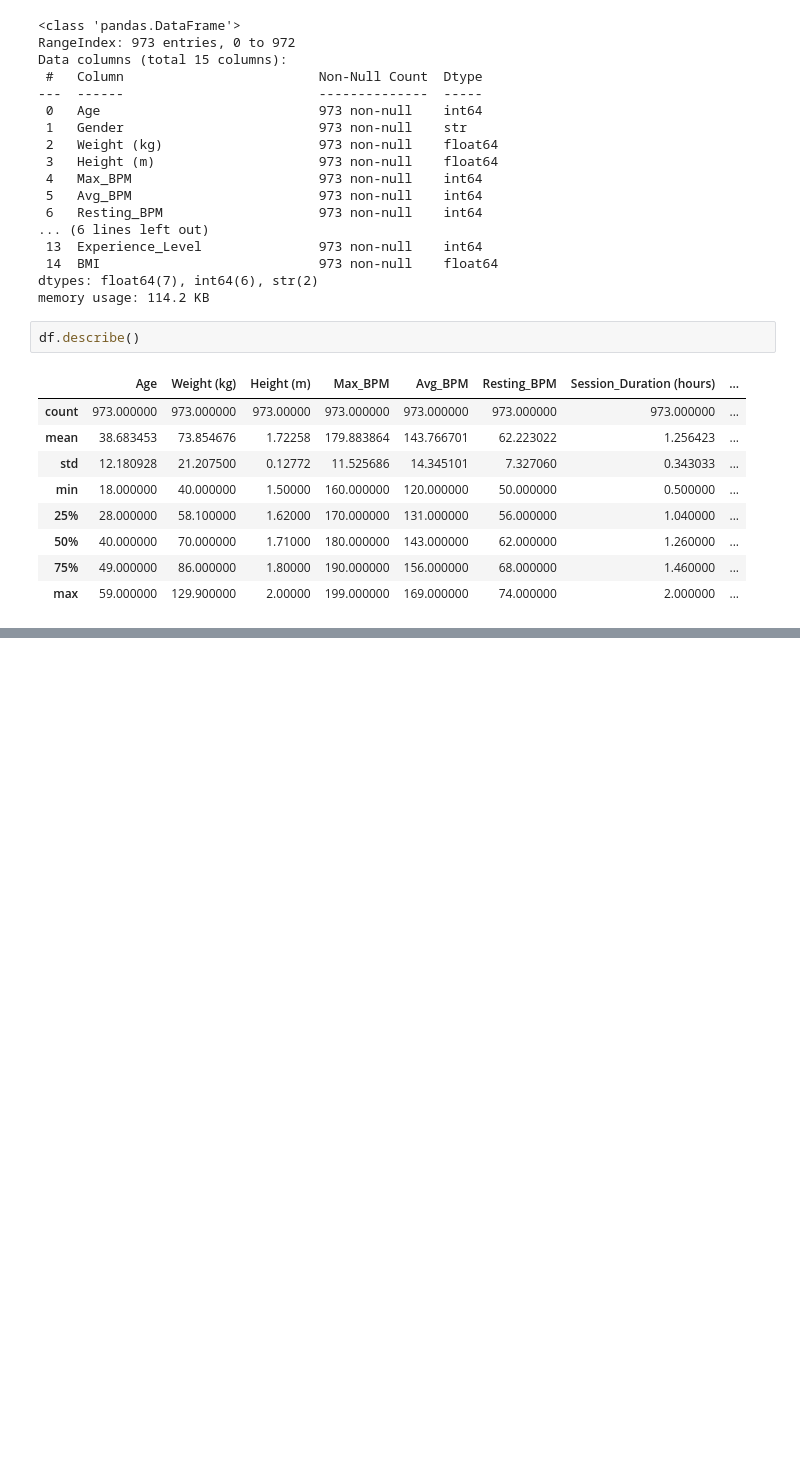
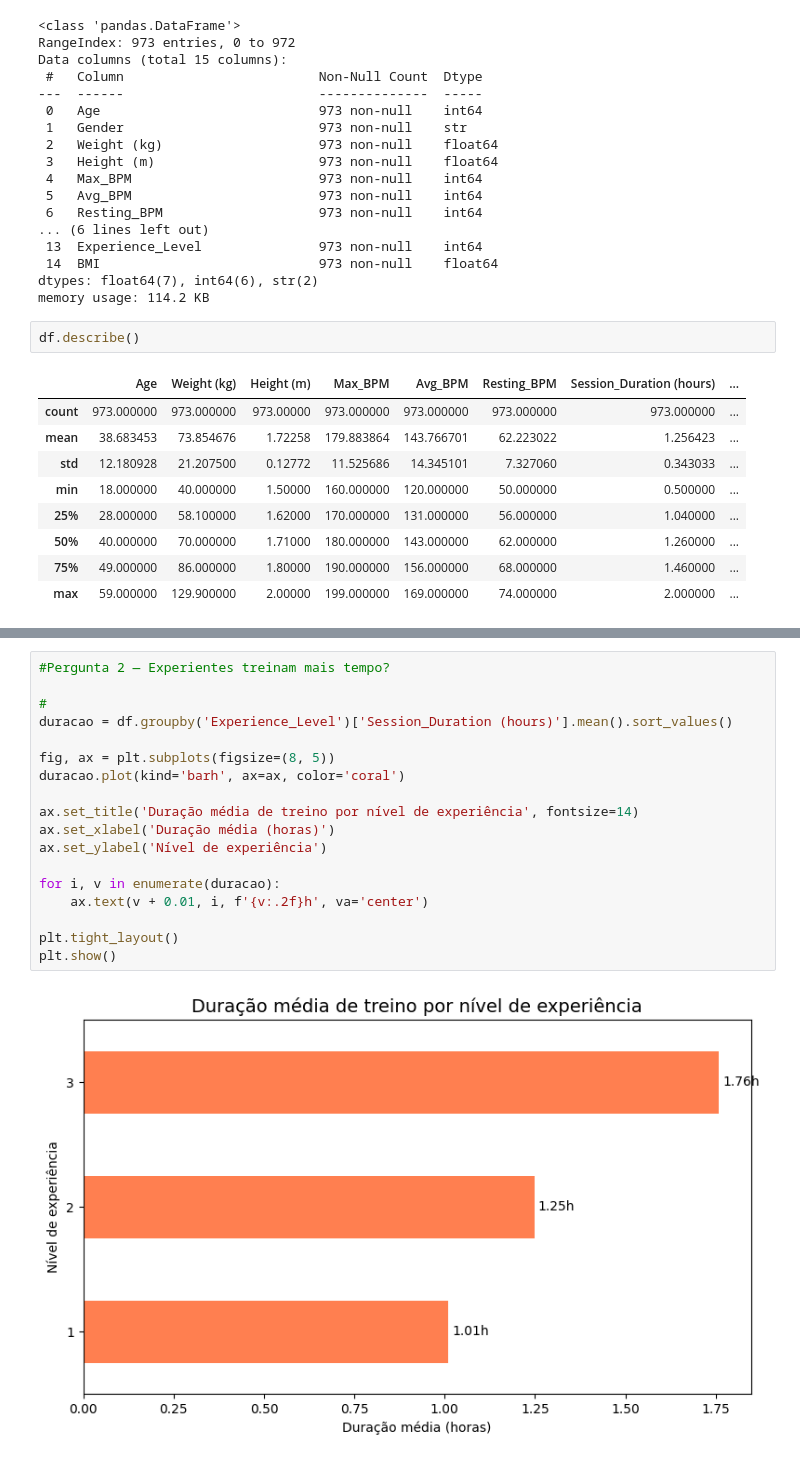
Before and after one commit to ssalazaree/fitness-data-analysis, a Jupyter notebook: notebooks/fitness_analysis.ipynb, the cells around one changed output, grey strips where cells are left out. Saved outputs shown, nothing was run; the diff lists cells and outputs as text; blank space fills up the shorter version.

```diff
--- a/notebooks/fitness_analysis.ipynb
+++ b/notebooks/fitness_analysis.ipynb
@@ -71,0 +219,20 @@ df.describe()
+# %%
+#Pergunta 2 — Experientes treinam mais tempo?
+
+#
+duracao = df.groupby('Experience_Level')['Session_Duration (hours)'].mean().sort_values()
+
+fig, ax = plt.subplots(figsize=(8, 5))
+duracao.plot(kind='barh', ax=ax, color='coral')
+
+ax.set_title('Duração média de treino por nível de experiência', fontsize=14)
+ax.set_xlabel('Duração média (horas)')
+ax.set_ylabel('Nível de experiência')
+
+for i, v in enumerate(duracao):
+    ax.text(v + 0.01, i, f'{v:.2f}h', va='center')
+
+plt.tight_layout()
+plt.show()
+# %% [output]
+[figure, added]
```
Also changed, not shown: parts of 9 cells of this notebook, 1 other file.
